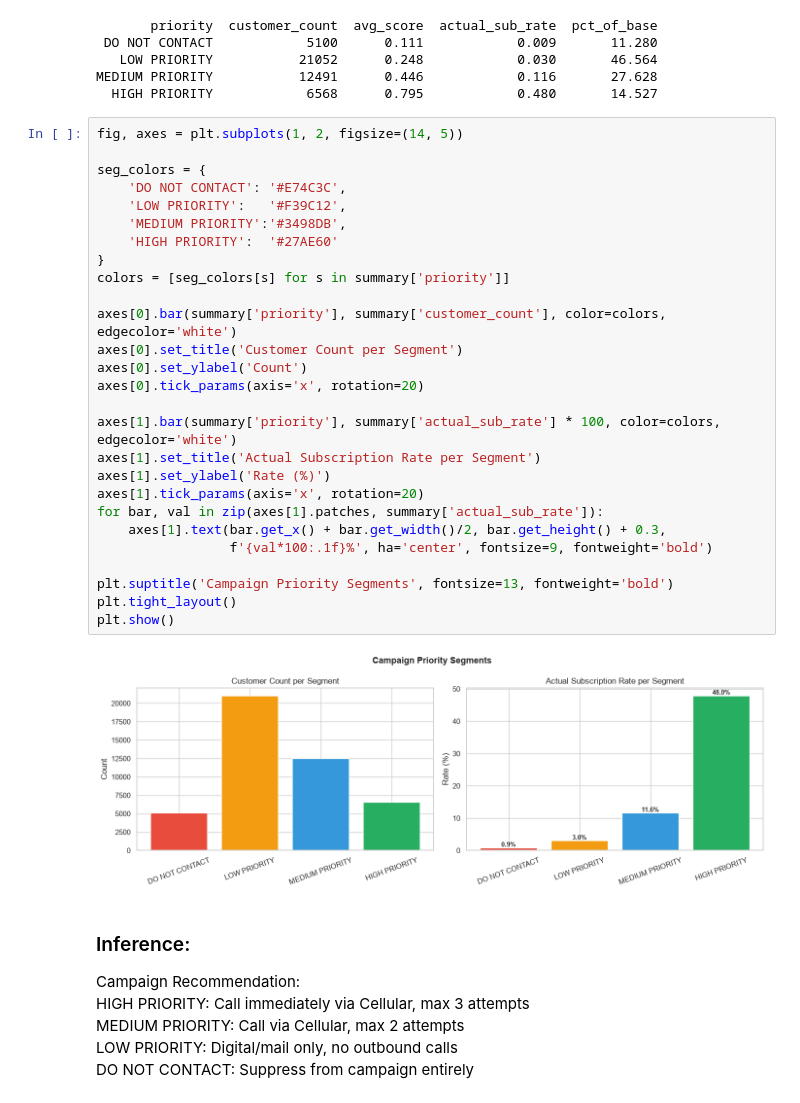
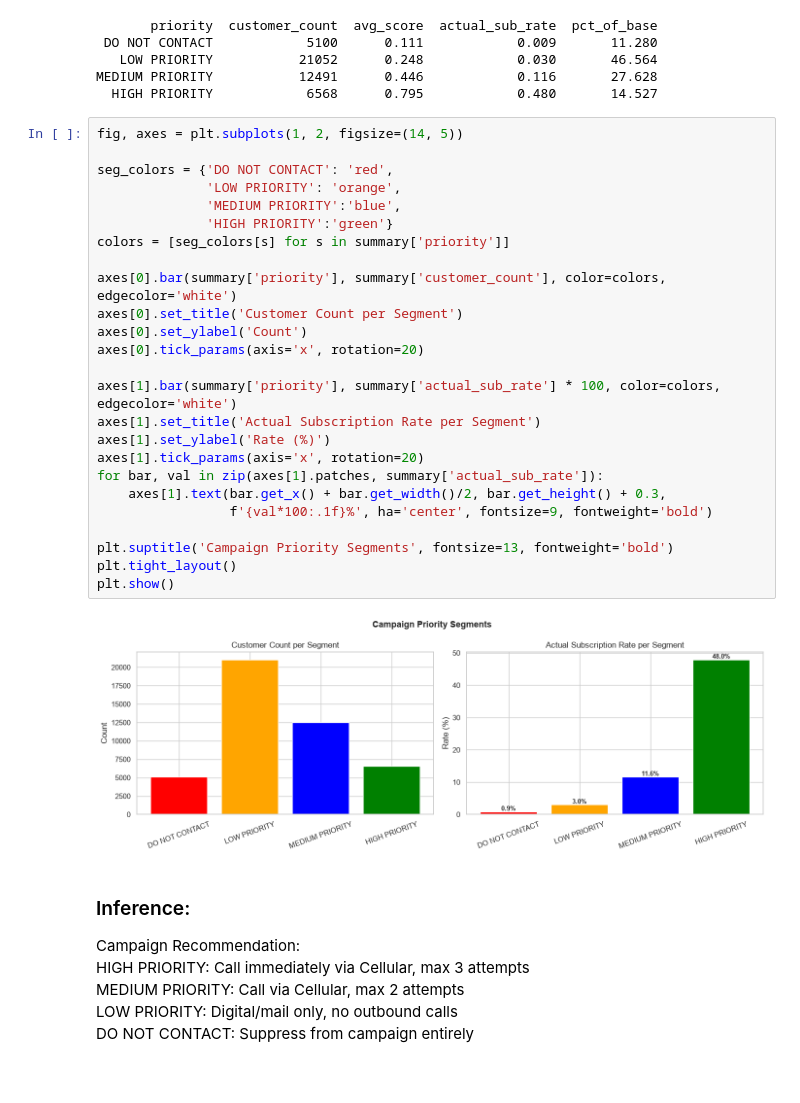
Before and after one commit to AsmiShirkeSamant/BANK-TERM-DEPOSIT-SUBSCRIPTION-PREDICTION, a Jupyter notebook: Propensity_v2.ipynb, the cells around one changed output. Drawn from its saved outputs; the diff is of its cells as text.

```diff
--- a/Propensity_v2.ipynb
+++ b/Propensity_v2.ipynb
@@ -709,32 +705,30 @@ MEDIUM PRIORITY           12491      0.446            0.116       27.628
 # %%
 fig, axes = plt.subplots(1, 2, figsize=(14, 5))
 
-seg_colors = {
-    'DO NOT CONTACT': '#E74C3C',
-    'LOW PRIORITY':   '#F39C12',
-    'MEDIUM PRIORITY':'#3498DB',
-    'HIGH PRIORITY':  '#27AE60'
-}
+seg_colors = {'DO NOT CONTACT': 'red',
+              'LOW PRIORITY': 'orange',
+              'MEDIUM PRIORITY':'blue',
+              'HIGH PRIORITY':'green'}
 colors = [seg_colors[s] for s in summary['priority']]
 
 axes[0].bar(summary['priority'], summary['customer_count'], color=colors, edgecolor='white')
 axes[0].set_title('Customer Count per Segment')
 axes[0].set_ylabel('Count')
 axes[0].tick_params(axis='x', rotation=20)
 
 axes[1].bar(summary['priority'], summary['actual_sub_rate'] * 100, color=colors, edgecolor='white')
 axes[1].set_title('Actual Subscription Rate per Segment')
 axes[1].set_ylabel('Rate (%)')
 axes[1].tick_params(axis='x', rotation=20)
 for bar, val in zip(axes[1].patches, summary['actual_sub_rate']):
     axes[1].text(bar.get_x() + bar.get_width()/2, bar.get_height() + 0.3,
                  f'{val*100:.1f}%', ha='center', fontsize=9, fontweight='bold')
 
 plt.suptitle('Campaign Priority Segments', fontsize=13, fontweight='bold')
 plt.tight_layout()
 plt.show()
 # %% [output]
-[figure, old version]
+[figure, new version]
 # %% [markdown]
 ### Inference:
 
```
Also changed, not shown: parts of 12 cells of this notebook.
